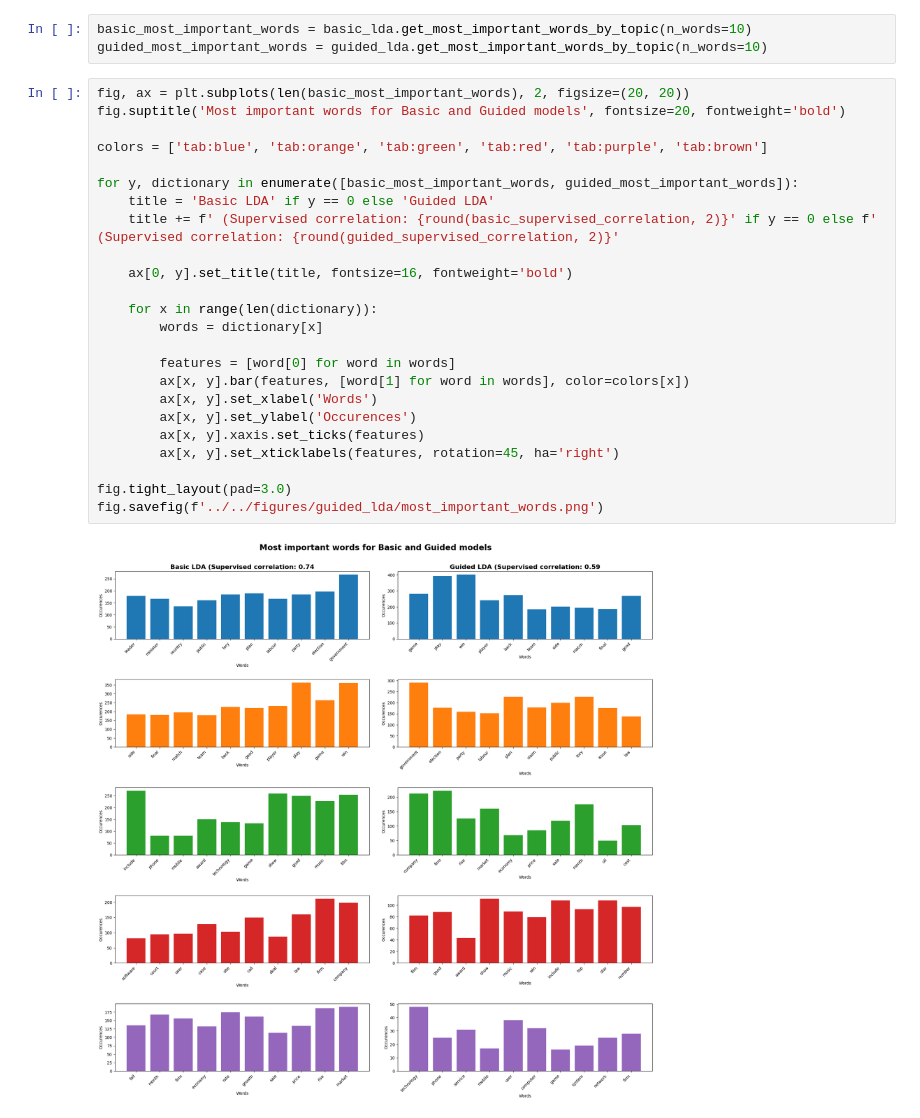
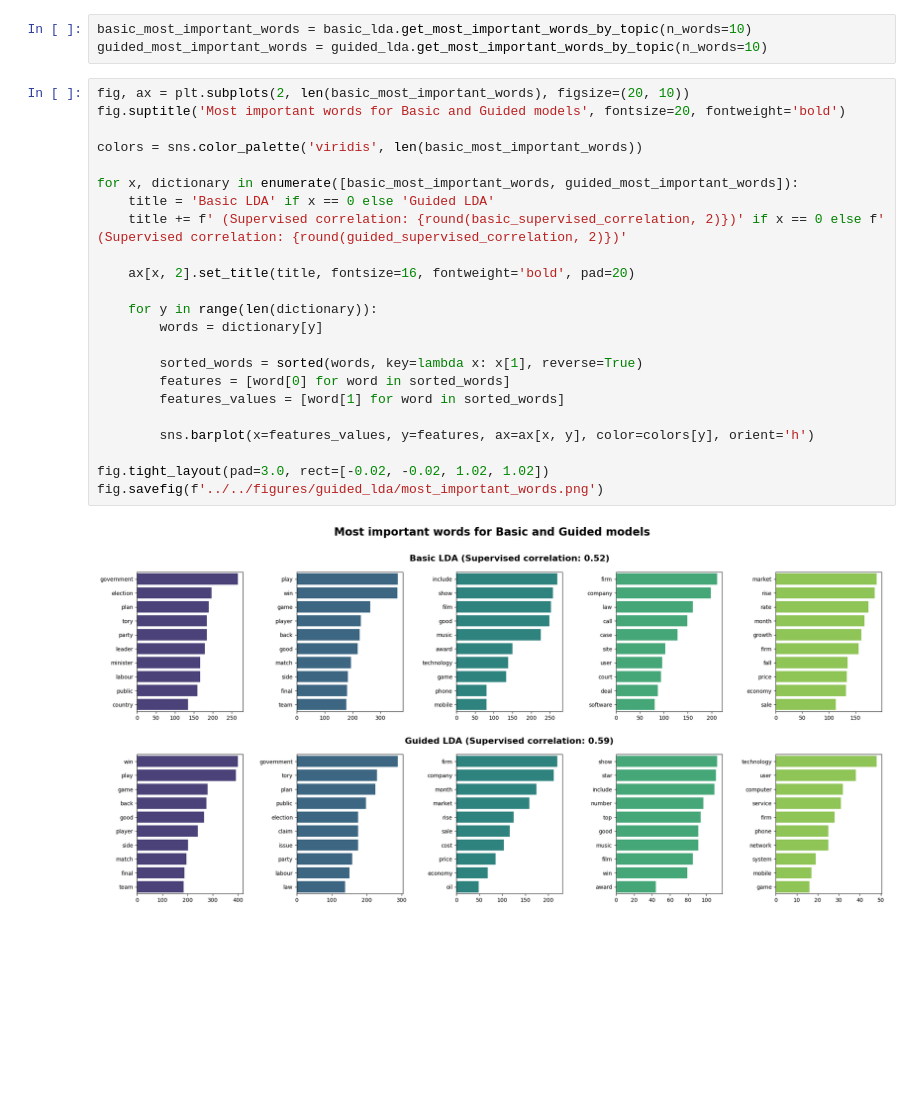
Before and after one commit to yoest/Topic-Modeling-Analysis, a Jupyter notebook: topic_modeling/guided_lda/test_01.ipynb, the cells around one changed output. Drawn from its saved outputs; the diff is of its cells as text; blank space fills up the shorter version.

Commit message:
redo most of the experiments and fix some bugs

```diff
--- a/topic_modeling/guided_lda/test_01.ipynb
+++ b/topic_modeling/guided_lda/test_01.ipynb
@@ -225,28 +225,27 @@ guided_supervised_correlation = guided_lda.compute_supervised_correlation(guided
 basic_most_important_words = basic_lda.get_most_important_words_by_topic(n_words=10)
 guided_most_important_words = guided_lda.get_most_important_words_by_topic(n_words=10)
 # %%
-fig, ax = plt.subplots(len(basic_most_important_words), 2, figsize=(20, 20))
+fig, ax = plt.subplots(2, len(basic_most_important_words), figsize=(20, 10))
 fig.suptitle('Most important words for Basic and Guided models', fontsize=20, fontweight='bold')
 
-colors = ['tab:blue', 'tab:orange', 'tab:green', 'tab:red', 'tab:purple', 'tab:brown']
+colors = sns.color_palette('viridis', len(basic_most_important_words))
 
-for y, dictionary in enumerate([basic_most_important_words, guided_most_important_words]):
-    title = 'Basic LDA' if y == 0 else 'Guided LDA'
-    title += f' (Supervised correlation: {round(basic_supervised_correlation, 2)}' if y == 0 else f' (Supervised correlation: {round(guided_supervised_correlation, 2)}'
+for x, dictionary in enumerate([basic_most_important_words, guided_most_important_words]):
+    title = 'Basic LDA' if x == 0 else 'Guided LDA'
+    title += f' (Supervised correlation: {round(basic_supervised_correlation, 2)})' if x == 0 else f' (Supervised correlation: {round(guided_supervised_correlation, 2)})'
 
-    ax[0, y].set_title(title, fontsize=16, fontweight='bold')
+    ax[x, 2].set_title(title, fontsize=16, fontweight='bold', pad=20)
 
-    for x in range(len(dictionary)):
-        words = dictionary[x]
+    for y in range(len(dictionary)):
+        words = dictionary[y]
 
-        features = [word[0] for word in words]
-        ax[x, y].bar(features, [word[1] for word in words], color=colors[x])
-        ax[x, y].set_xlabel('Words')
-        ax[x, y].set_ylabel('Occurences')
-        ax[x, y].xaxis.set_ticks(features)
-        ax[x, y].set_xticklabels(features, rotation=45, ha='right')
+        sorted_words = sorted(words, key=lambda x: x[1], reverse=True)
+        features = [word[0] for word in sorted_words]
+        features_values = [word[1] for word in sorted_words]
 
-fig.tight_layout(pad=3.0)
+        sns.barplot(x=features_values, y=features, ax=ax[x, y], color=colors[y], orient='h')
+
+fig.tight_layout(pad=3.0, rect=[-0.02, -0.02, 1.02, 1.02])
 fig.savefig(f'../../figures/guided_lda/most_important_words.png')
 # %% [output]
-[figure, old version]
+[figure, new version]
```
Also changed, not shown: 42 other files.
